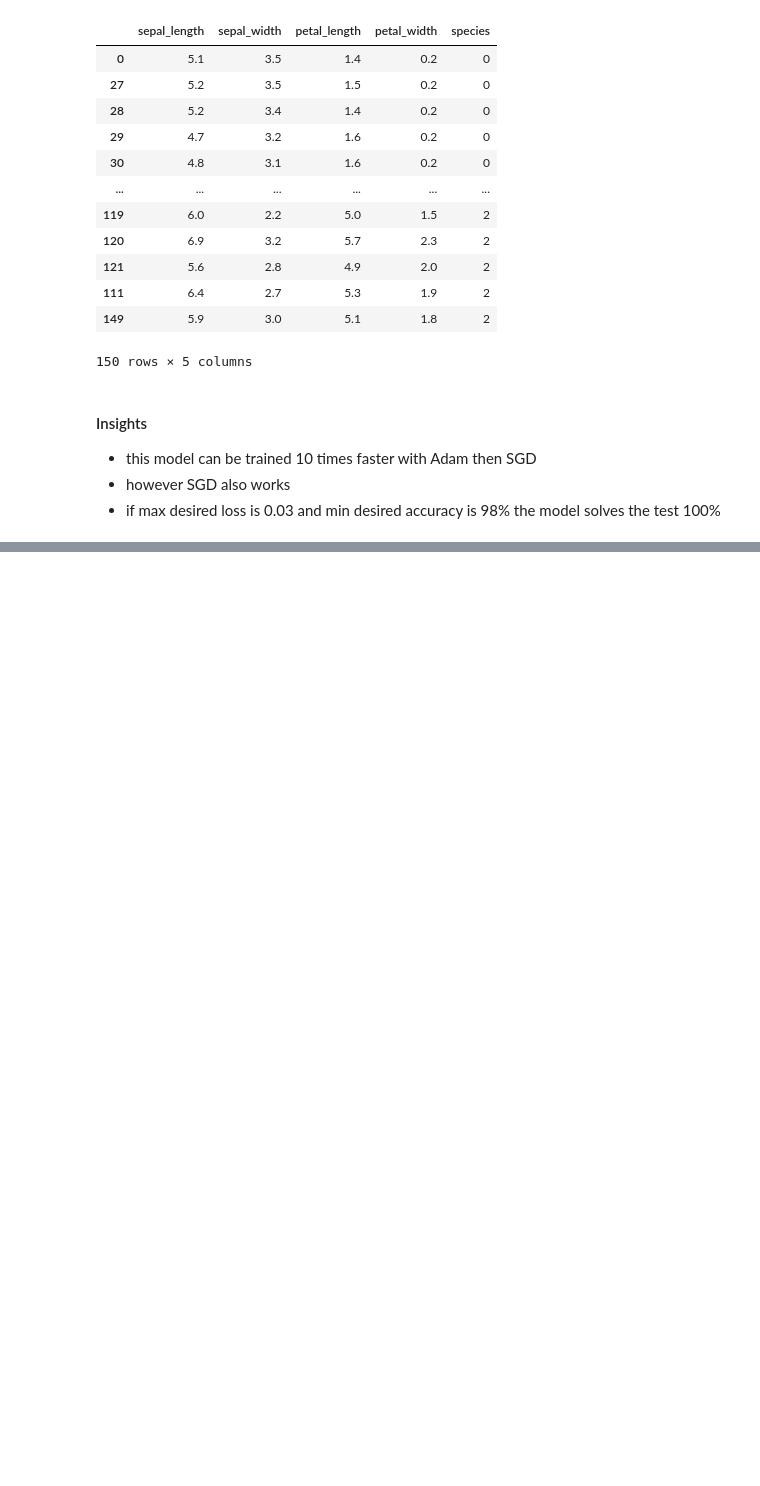
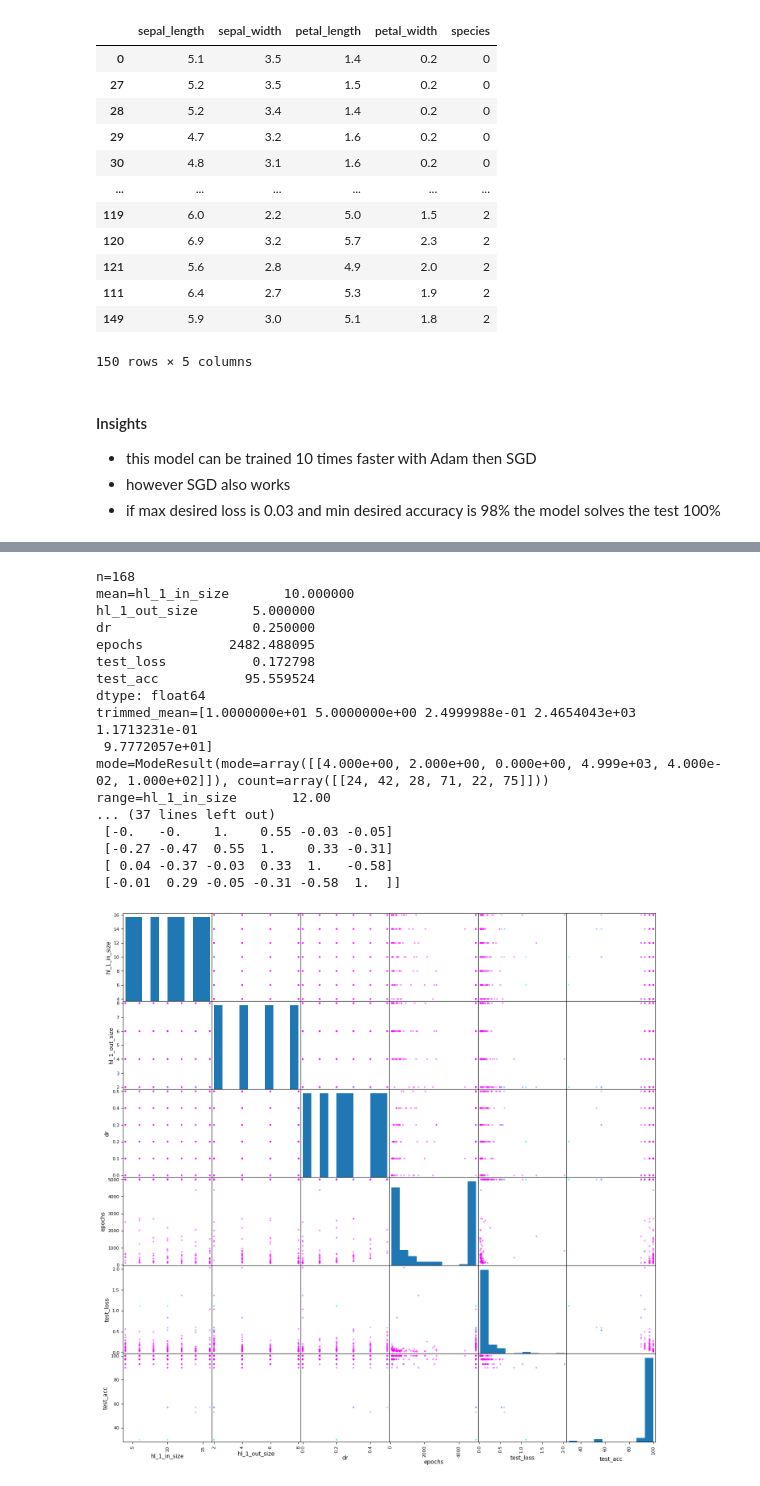
Before and after one commit to aisven/fullstack-ml-academy-homework, a Jupyter notebook: notepads/03-Advanced-Hyperparameteroptimierung/03-Iris-Classification-PyTorch-with-Grid-Search.ipynb, the cells around one changed output, grey strips where cells are left out. Saved outputs shown, nothing was run; the diff lists cells and outputs as text; code cells hidden in the pictures; blank space fills up the shorter version.

Commit message:
performed grid search

```diff
--- a/notepads/03-Advanced-Hyperparameteroptimierung/03-Iris-Classification-PyTorch-with-Grid-Search.ipynb
+++ b/notepads/03-Advanced-Hyperparameteroptimierung/03-Iris-Classification-PyTorch-with-Grid-Search.ipynb
@@ -545,9 +546,7 @@ def perform_grid_search():
 # %%
 # in this code block we run the grid search
 
-grid_search_results = perform_grid_search()
-
-grid_search_results
+results_gs = perform_grid_search()
 # %% [output]
 Training starts.
 n_epochs=5000
@@ -574,0 +568,7 @@ tensor([[0.0000e+00, 4.0000e+00, 4.0000e+00, 6.0000e+00, 6.0000e+00],
+# %%
+# in this code block we look at the grid search results
+
+results_gs_pd = pd.DataFrame(results_gs.numpy()).drop(0, axis=0)
+results_gs_pd = results_gs_pd.set_axis(['hl_1_in_size', 'hl_1_out_size', 'dr', 'epochs', 'test_loss', 'test_acc'], axis=1, copy=False)
+
+results_gs_pd
@@ -574,0 +633,23 @@ tensor([[0.0000e+00, 4.0000e+00, 4.0000e+00, 6.0000e+00, 6.0000e+00],
+# %%
+# in this code block we run the EDA on the grid search results
+
+perform_grid_search_results_eda(results_gs_pd)
+# %% [output]
+n=168
+mean=hl_1_in_size       10.000000
+hl_1_out_size       5.000000
+dr                  0.250000
+epochs           2482.488095
+test_loss           0.172798
+test_acc           95.559524
+dtype: float64
+trimmed_mean=[1.0000000e+01 5.0000000e+00 2.4999988e-01 2.4654043e+03 1.1713231e-01
+ 9.7772057e+01]
+mode=ModeResult(mode=array([[4.000e+00, 2.000e+00, 0.000e+00, 4.999e+03, 4.000e-02, 1.000e+02]]), count=array([[24, 42, 28, 71, 22, 75]]))
+range=hl_1_in_size       12.00
+... (37 lines left out)
+ [-0.   -0.    1.    0.55 -0.03 -0.05]
+ [-0.27 -0.47  0.55  1.    0.33 -0.31]
+ [ 0.04 -0.37 -0.03  0.33  1.   -0.58]
+ [-0.01  0.29 -0.05 -0.31 -0.58  1.  ]]
+[figure, added]
```
Also changed, not shown: parts of 13 cells of this notebook.
